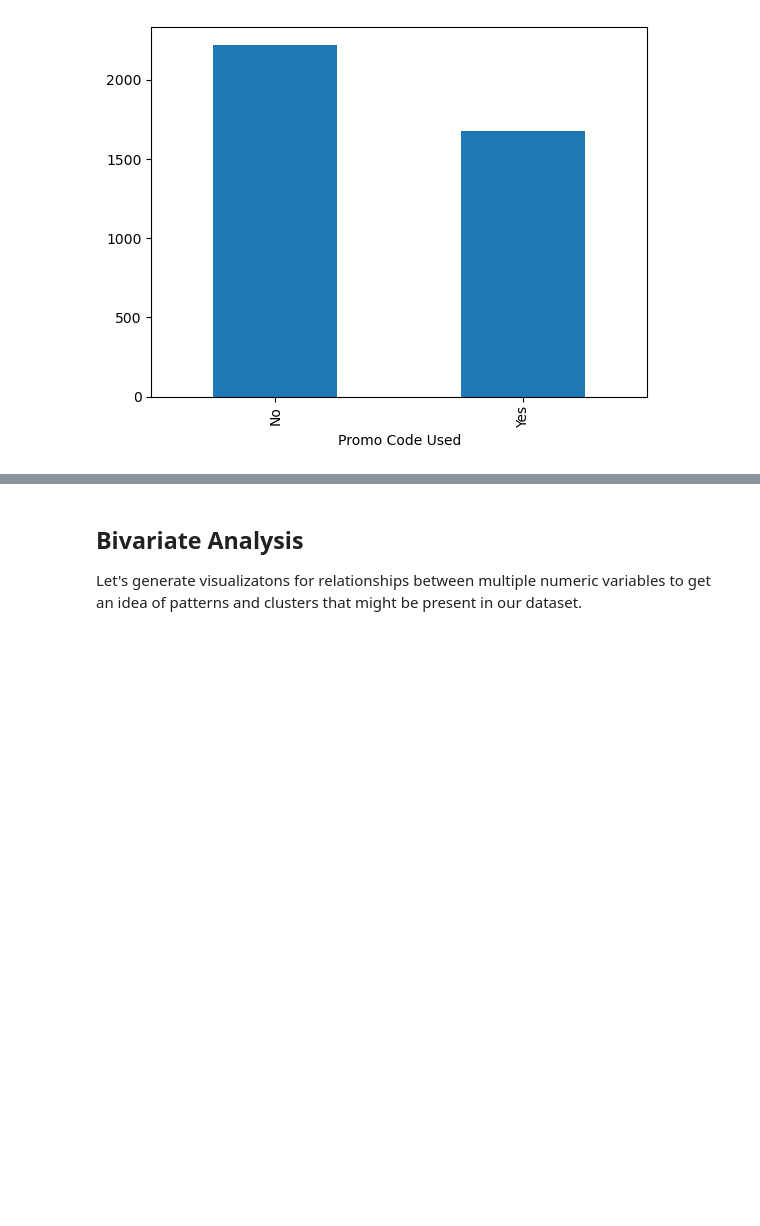
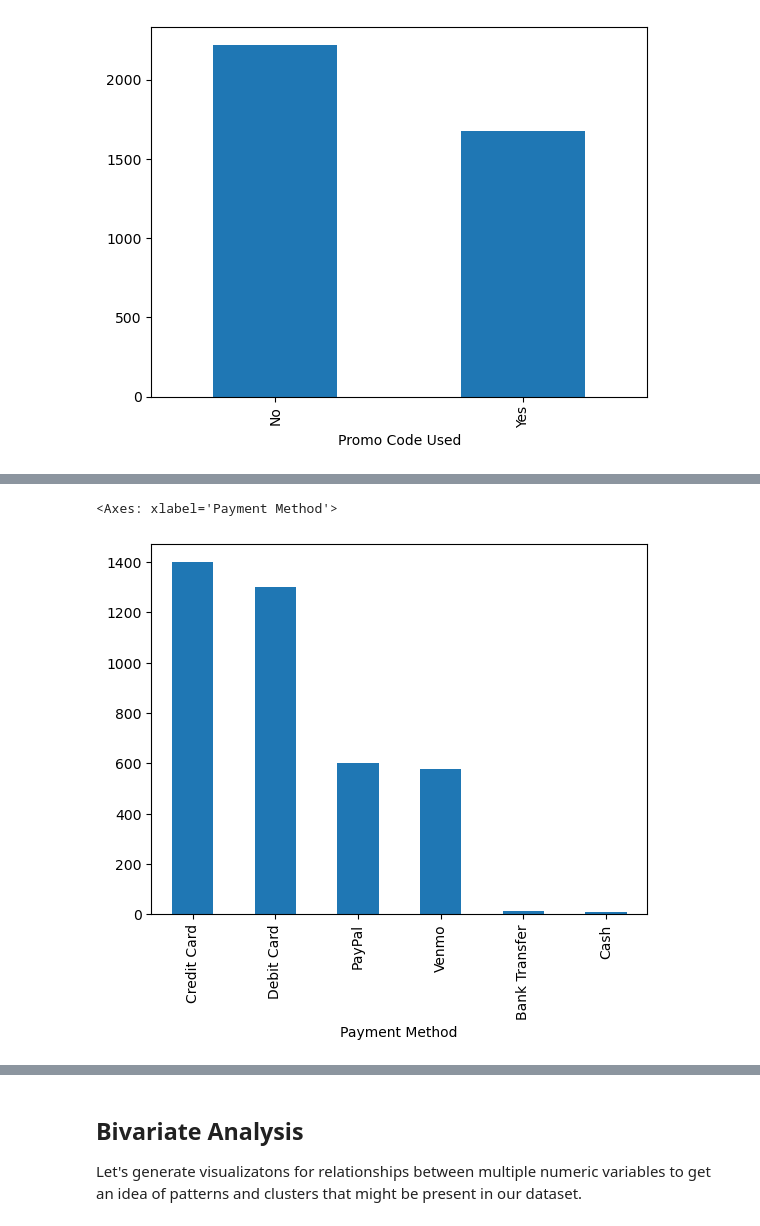
Before and after one commit to ufomaok/shopping_behavior, a Jupyter notebook: code/01explore.ipynb, the cells around one changed output, grey strips where cells are left out. Cells and saved outputs as stored; diff of their text form; code cells hidden in the pictures; blank space fills up the shorter version.

```diff
--- a/code/01explore.ipynb
+++ b/code/01explore.ipynb
@@ -150,4 +158,5 @@ promo_counts.plot.bar()
 # %%
 # TODO: count the frequency of unique values in the "Payment Method" column, save this value into a new dataframe named "pay_counts"
 
-...
+pay_counts = df.value_counts('Payment Method')
+pay_counts
@@ -154,7 +172,10 @@ promo_counts.plot.bar()
 # %%
 # TODO: plot a matplotlib barplot for the pay_counts dataframe
 
-...
+pay_counts.plot.bar()
+# %% [output]
+<Axes: xlabel='Payment Method'>
+[figure, added]
 # %%
 # TODO: count the frequency of unique values in the "Frequency of Purchases" column, save this value into a new dataframe named "purch_counts"
 
```
Also changed, not shown: parts of 18 cells of this notebook.
